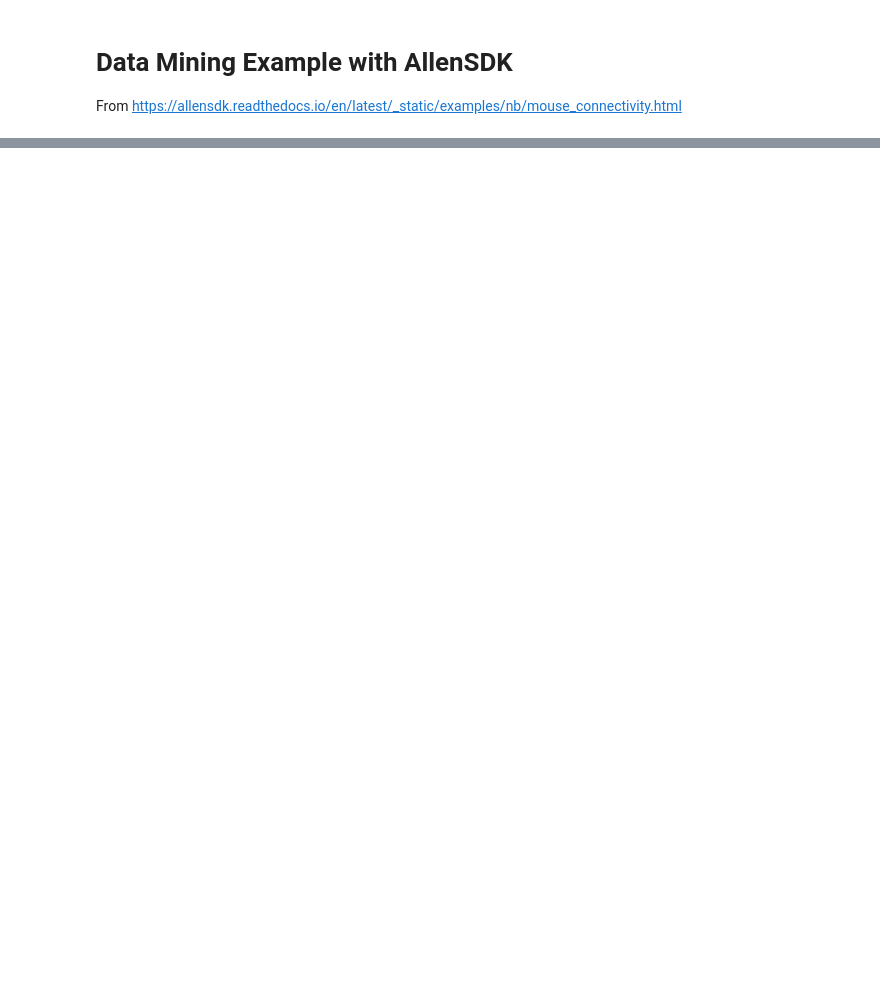
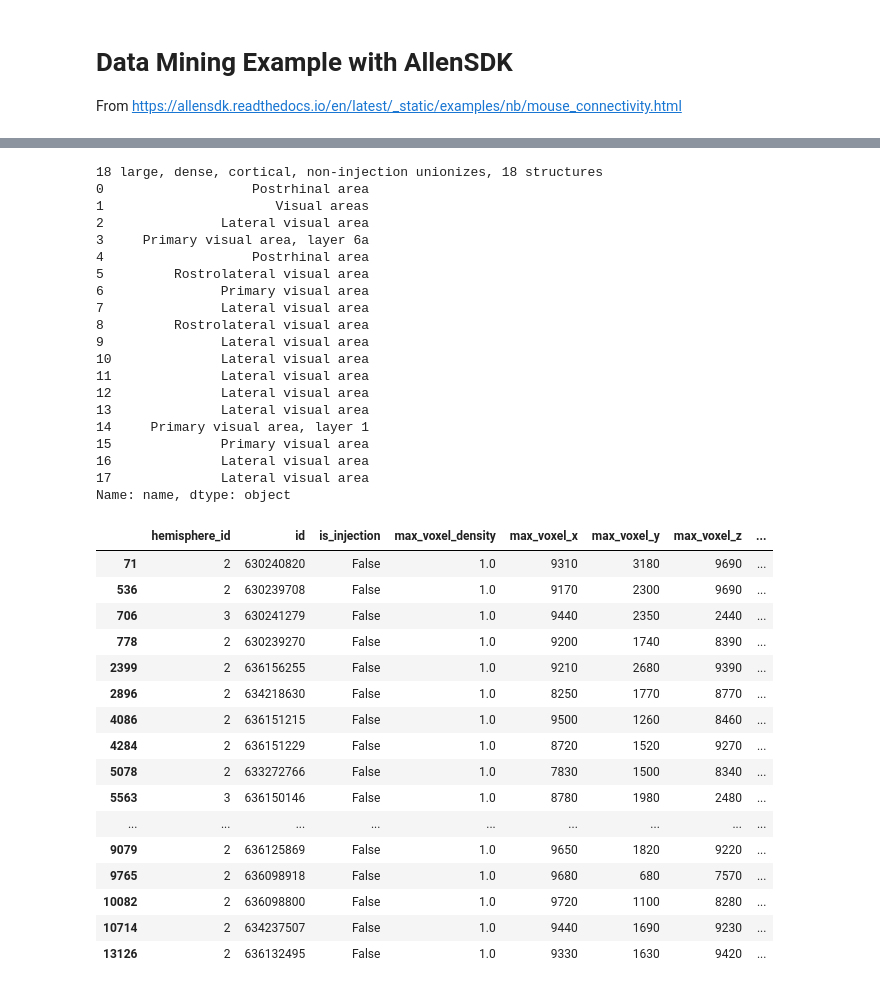
Before and after one commit to ikharitonov/allen-data-mining, a Jupyter notebook: data_retrieval_first_example.ipynb, the cells around one changed output, grey strips where cells are left out. Drawn from its saved outputs; the diff is of its cells as text; code cells hidden in the pictures; blank space fills up the shorter version.

```diff
--- a/data_retrieval_first_example.ipynb
+++ b/data_retrieval_first_example.ipynb
@@ -33,0 +82,14 @@ Name: 122642490, dtype: object
+# %%
+# fetch the experiments that have injections in the isocortex of cre-positive mice
+isocortex = structure_tree.get_structures_by_name(['Isocortex'])[0]
+cre_cortical_experiments = mcc.get_experiments(cre=True,
+                                                injection_structure_ids=[isocortex['id']])
+
+print("%d cre cortical experiments" % len(cre_cortical_experiments))
+
+# same as before, but restrict the cre line
+rbp4_cortical_experiments = mcc.get_experiments(cre=[ 'Rbp4-Cre_KL100' ],
+                                                injection_structure_ids=[isocortex['id']])
+
+
+print("%d Rbp4 cortical experiments" % len(rbp4_cortical_experiments))
@@ -33,0 +99,14 @@ Name: 122642490, dtype: object
+# %%
+# find wild-type injections into primary visual area
+visp = structure_tree.get_structures_by_acronym(['VISp'])[0]
+visp_experiments = mcc.get_experiments(cre=False,
+                                       injection_structure_ids=[visp['id']])
+
+print("%d VISp experiments" % len(visp_experiments))
+
+structure_unionizes = mcc.get_structure_unionizes([ e['id'] for e in visp_experiments ],
+                                                  is_injection=False,
+                                                  structure_ids=[isocortex['id']],
+                                                  include_descendants=True)
+
+print("%d VISp non-injection, cortical structure unionizes" % len(structure_unionizes))
@@ -33,0 +125,48 @@ Name: 122642490, dtype: object
+# %%
+dense_unionizes = structure_unionizes[ structure_unionizes.projection_density > .5 ]
+large_unionizes = dense_unionizes[ dense_unionizes.volume > .5 ]
+large_structures = pd.DataFrame(structure_tree.nodes(large_unionizes.structure_id))
+
+print("%d large, dense, cortical, non-injection unionizes, %d structures" % ( len(large_unionizes), len(large_structures) ))
+
+print(large_structures.name)
+
+large_unionizes
+# %% [output]
+18 large, dense, cortical, non-injection unionizes, 18 structures
+0                   Postrhinal area
+1                      Visual areas
+2               Lateral visual area
+3     Primary visual area, layer 6a
+4                   Postrhinal area
+5         Rostrolateral visual area
+6               Primary visual area
+7               Lateral visual area
+8         Rostrolateral visual area
+9               Lateral visual area
+10              Lateral visual area
+11              Lateral visual area
+12              Lateral visual area
+13              Lateral visual area
+14     Primary visual area, layer 1
+15              Primary visual area
+16              Lateral visual area
+17              Lateral visual area
+Name: name, dtype: object
+|  | hemisphere_id | id | is_injection | max_voxel_density | max_voxel_x | max_voxel_y | max_voxel_z | ... |
+| 71 | 2 | 630240820 | False | 1.0 | 9310 | 3180 | 9690 | ... |
+| 536 | 2 | 630239708 | False | 1.0 | 9170 | 2300 | 9690 | ... |
+| 706 | 3 | 630241279 | False | 1.0 | 9440 | 2350 | 2440 | ... |
+| 778 | 2 | 630239270 | False | 1.0 | 9200 | 1740 | 8390 | ... |
+| 2399 | 2 | 636156255 | False | 1.0 | 9210 | 2680 | 9390 | ... |
+| 2896 | 2 | 634218630 | False | 1.0 | 8250 | 1770 | 8770 | ... |
+| 4086 | 2 | 636151215 | False | 1.0 | 9500 | 1260 | 8460 | ... |
+| 4284 | 2 | 636151229 | False | 1.0 | 8720 | 1520 | 9270 | ... |
+| 5078 | 2 | 633272766 | False | 1.0 | 7830 | 1500 | 8340 | ... |
+| 5563 | 3 | 636150146 | False | 1.0 | 8780 | 1980 | 2480 | ... |
+| ... | ... | ... | ... | ... | ... | ... | ... | ... |
+| 9079 | 2 | 636125869 | False | 1.0 | 9650 | 1820 | 9220 | ... |
+| 9765 | 2 | 636098918 | False | 1.0 | 9680 | 680 | 7570 | ... |
+| 10082 | 2 | 636098800 | False | 1.0 | 9720 | 1100 | 8280 | ... |
+| 10714 | 2 | 634237507 | False | 1.0 | 9440 | 1690 | 9230 | ... |
+| 13126 | 2 | 636132495 | False | 1.0 | 9330 | 1630 | 9420 | ... |
```
Also changed, not shown: parts of 7 cells of this notebook, 3 other files.
